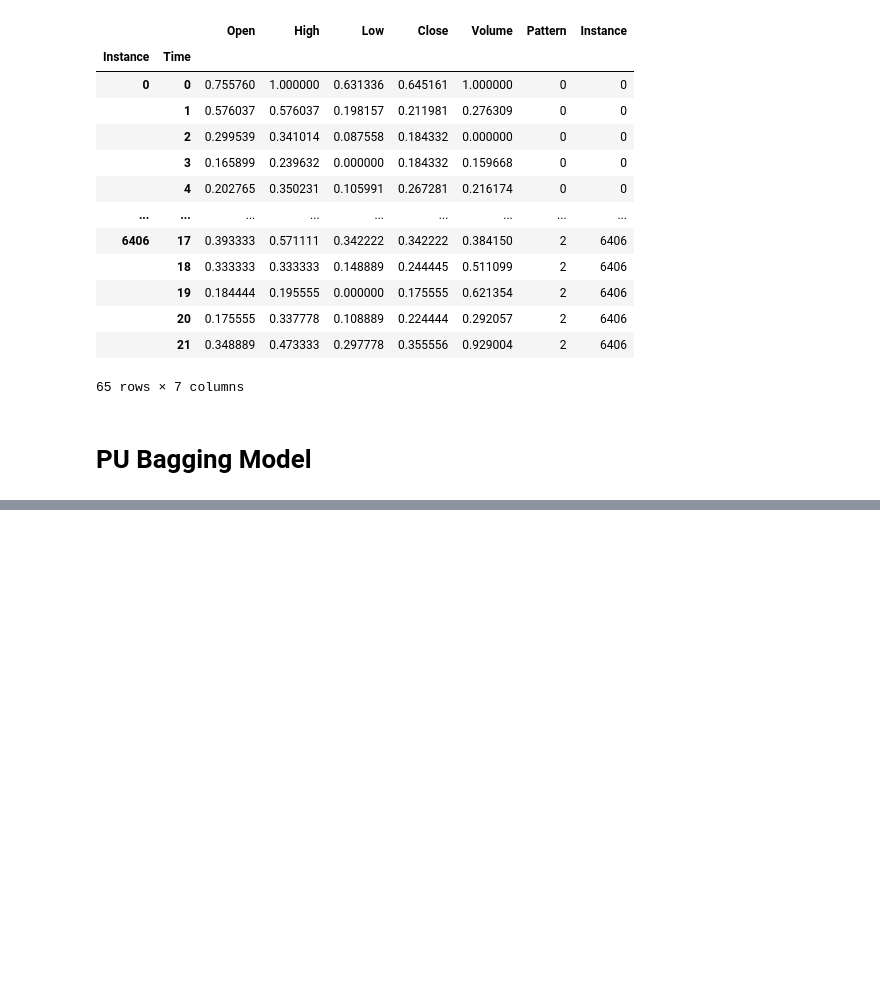
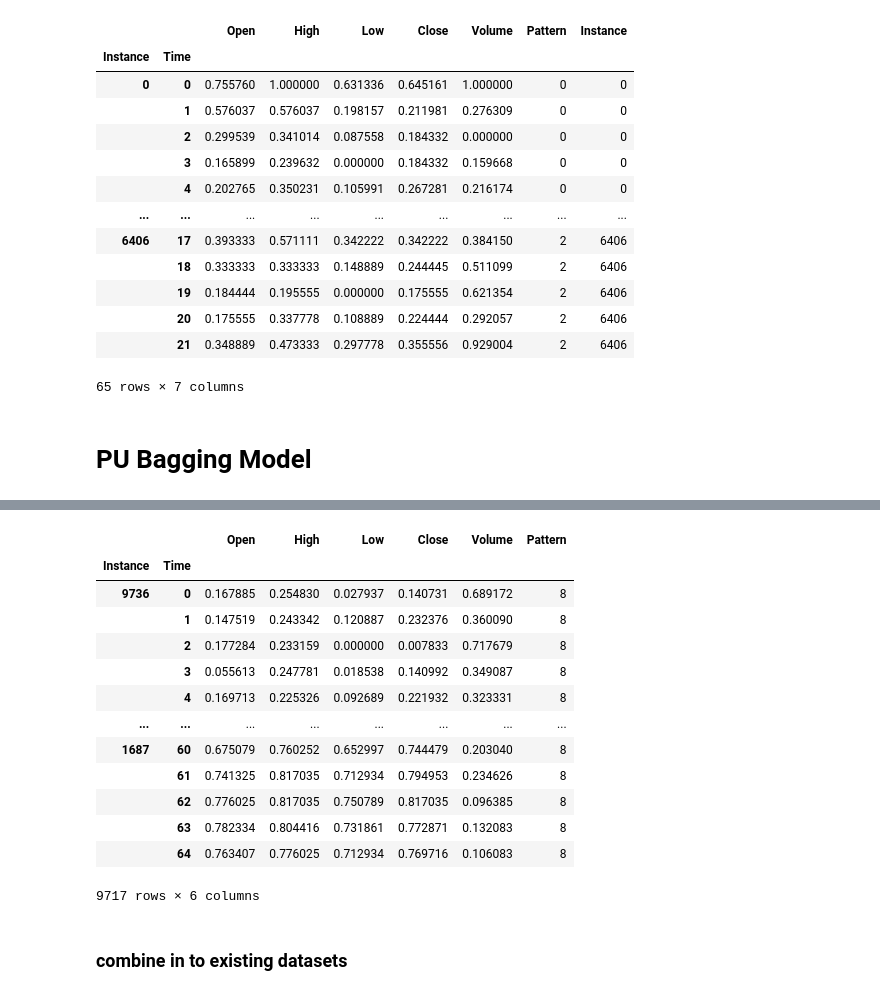
Before and after one commit to Ginushmal/Candlestick-Chart-Pattern-Detection-FYP, a Jupyter notebook: 02.1. PU Learning to get no pattern lables.ipynb, the cells around one changed output, grey strips where cells are left out. Cells and saved outputs as stored; diff of their text form; code cells hidden in the pictures; blank space fills up the shorter version.

```diff
--- a/02.1. PU Learning to get no pattern lables.ipynb
+++ b/02.1. PU Learning to get no pattern lables.ipynb
@@ -524,0 +597,15 @@ plot_ohlc_segment(no_pattern_dataset.loc[7490])
+# %%
+# load csv dataset
+oob_no_pattern_df = pd.read_csv('Datasets/VanilaDataset/oob_no_pattern_stats_df.csv', index_col=0)
+oob_no_pattern_df["Avg_Prob"] = oob_no_pattern_df['oob_sum'] / oob_no_pattern_df['oob_count']
+sorted_df = oob_no_pattern_df.sort_values(by='Avg_Prob', ascending=False)
+top_200_instances = sorted_df.head(200)
+
+no_pattern_df = pd.read_csv('Datasets/VanilaDataset/no_pattern_10000_df.csv', index_col=0)
+# Read the CSV file
+instance_index_mapping_df = pd.read_csv('Datasets/VanilaDataset/instance_index_mapping_df.csv', index_col=0)
+# Convert back to dictionary
+instance_index_mapping = dict(zip(instance_index_mapping_df['Instance'], instance_index_mapping_df['Index']))
+# %%
+top_200_instances = top_200_instances.index
+top_200_instances
@@ -524,0 +617,5 @@ plot_ohlc_segment(no_pattern_dataset.loc[7490])
+# %%
+# get random 80% of the top 200 instances for training and 20% for testing
+train_instances = np.random.choice(top_200_instances, size=int(0.8 * len(top_200_instances)), replace=False)
+test_instances = top_200_instances[~np.isin(top_200_instances, train_instances)]
+len(train_instances), len(test_instances)
@@ -525,4 +624,4 @@ plot_ohlc_segment(no_pattern_dataset.loc[7490])
 # %%
-#  get the OHLC data for the top 200 instances
-top_200_instances_ohlc = no_pattern_dataset.loc[top_200_instances.index]
-top_200_instances_ohlc
+# get the test and train OHLC data for no pattern instances
+train_no_pattern_ohlc = no_pattern_dataset.loc[train_instances]
+test_no_pattern_ohlc = no_pattern_dataset.loc[test_instances]
@@ -611,0 +652,19 @@ train_dataset
+# %%
+train_no_pattern_ohlc
+# %% [output]
+|  |  | Open | High | Low | Close | Volume | Pattern |
+| Instance | Time |  |  |  |  |  |  |
+| 9736 | 0 | 0.167885 | 0.254830 | 0.027937 | 0.140731 | 0.689172 | 8 |
+|  | 1 | 0.147519 | 0.243342 | 0.120887 | 0.232376 | 0.360090 | 8 |
+|  | 2 | 0.177284 | 0.233159 | 0.000000 | 0.007833 | 0.717679 | 8 |
+|  | 3 | 0.055613 | 0.247781 | 0.018538 | 0.140992 | 0.349087 | 8 |
+|  | 4 | 0.169713 | 0.225326 | 0.092689 | 0.221932 | 0.323331 | 8 |
+| ... | ... | ... | ... | ... | ... | ... | ... |
+| 1687 | 60 | 0.675079 | 0.760252 | 0.652997 | 0.744479 | 0.203040 | 8 |
+|  | 61 | 0.741325 | 0.817035 | 0.712934 | 0.794953 | 0.234626 | 8 |
+|  | 62 | 0.776025 | 0.817035 | 0.750789 | 0.817035 | 0.096385 | 8 |
+|  | 63 | 0.782334 | 0.804416 | 0.731861 | 0.772871 | 0.132083 | 8 |
+|  | 64 | 0.763407 | 0.776025 | 0.712934 | 0.769716 | 0.106083 | 8 |
+9717 rows × 6 columns
+# %% [markdown]
+### combine in to existing datasets
```
Also changed, not shown: parts of 34 cells of this notebook, 2 other files.
